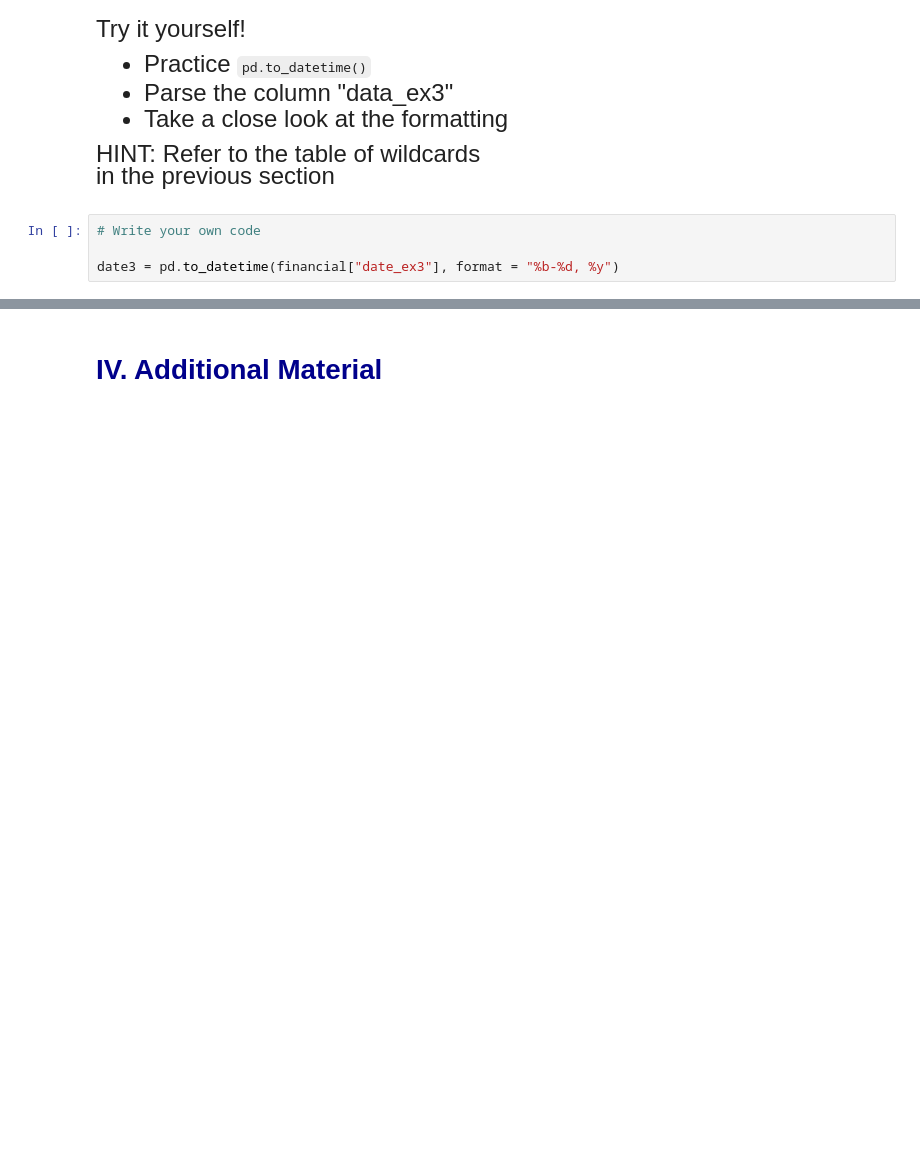
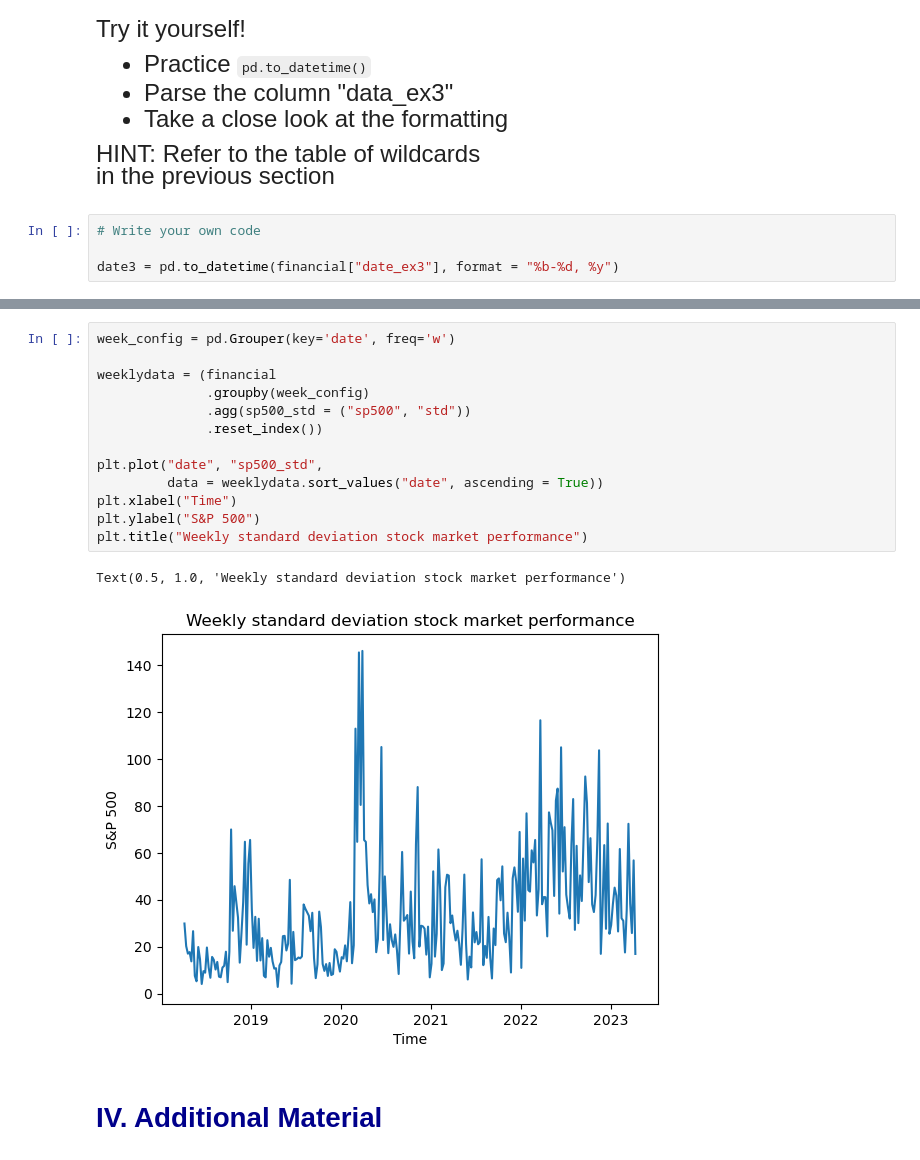
Before and after one commit to JrLyu/QTM151, a Jupyter notebook: Lecture 21/Lecture 21 (personal notes).ipynb, the cells around one changed output, grey strips where cells are left out. Cells and saved outputs as stored; diff of their text form; blank space fills up the shorter version.

```diff
--- a/Lecture 21/Lecture 21 (personal notes).ipynb
+++ b/Lecture 21/Lecture 21 (personal notes).ipynb
@@ -262,3 +275,19 @@ ConversionError: Failed to convert value(s) to axis units: (datetime.date(1970,
+# %%
+week_config = pd.Grouper(key='date', freq='w')
+
+weeklydata = (financial
+              .groupby(week_config)
+              .agg(sp500_std = ("sp500", "std"))
+              .reset_index())
+
+plt.plot("date", "sp500_std",
+         data = weeklydata.sort_values("date", ascending = True))
+plt.xlabel("Time")
+plt.ylabel("S&P 500")
+plt.title("Weekly standard deviation stock market performance")
+# %% [output]
+Text(0.5, 1.0, 'Weekly standard deviation stock market performance')
+[figure, added]
 # %% [markdown]
 # <span style="color:darkblue"> IV. Additional Material </span>
 # %% [markdown]
```
Also changed, not shown: parts of 7 cells of this notebook.
